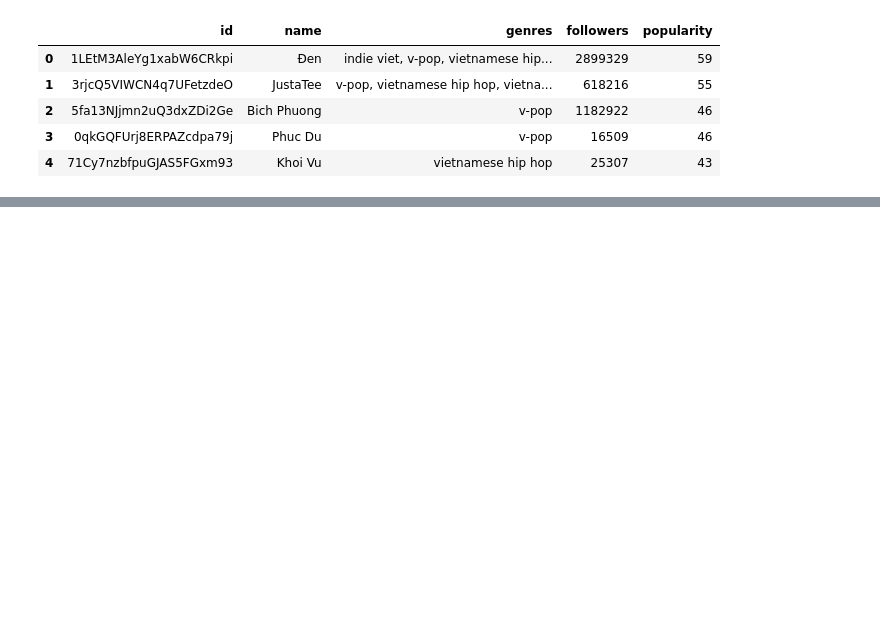
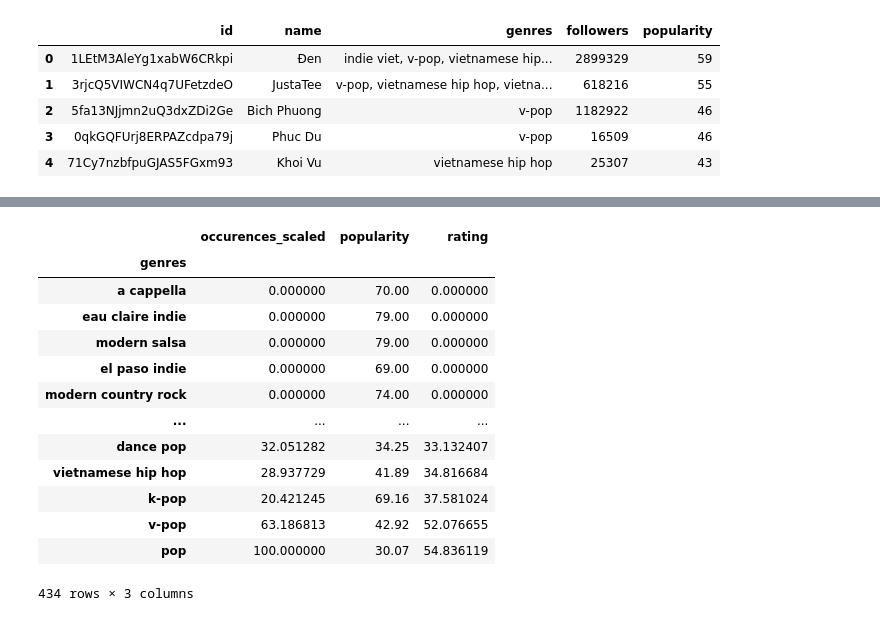
Before and after one commit to quytrungg/Final_Project_CSC14119, a Jupyter notebook: data_analysis/components/artists_data_analysis.ipynb, the cells around one changed output, grey strips where cells are left out. Saved outputs shown, nothing was run; the diff lists cells and outputs as text; code cells hidden in the pictures; blank space fills up the shorter version.

```diff
--- a/data_analysis/components/artists_data_analysis.ipynb
+++ b/data_analysis/components/artists_data_analysis.ipynb
@@ -15,0 +94,18 @@ df.head()
+# %%
+genre_trend['rating'] = np.sqrt(genre_trend['occurences_scaled'] * genre_trend['popularity'])
+genre_trend.sort_values(by='rating')
+# %% [output]
+|  | occurences_scaled | popularity | rating |
+| genres |  |  |  |
+| a cappella | 0.000000 | 70.00 | 0.000000 |
+| eau claire indie | 0.000000 | 79.00 | 0.000000 |
+| modern salsa | 0.000000 | 79.00 | 0.000000 |
+| el paso indie | 0.000000 | 69.00 | 0.000000 |
+| modern country rock | 0.000000 | 74.00 | 0.000000 |
+| ... | ... | ... | ... |
+| dance pop | 32.051282 | 34.25 | 33.132407 |
+| vietnamese hip hop | 28.937729 | 41.89 | 34.816684 |
+| k-pop | 20.421245 | 69.16 | 37.581024 |
+| v-pop | 63.186813 | 42.92 | 52.076655 |
+| pop | 100.000000 | 30.07 | 54.836119 |
+434 rows × 3 columns
```
Also changed, not shown: parts of 8 cells of this notebook, 1 other file.
